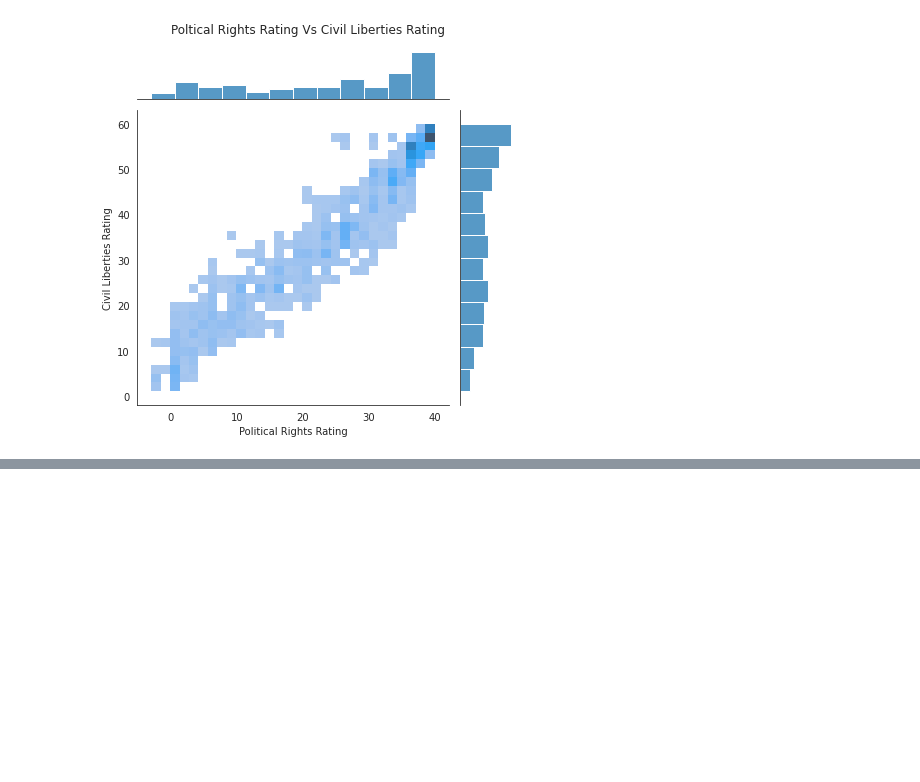
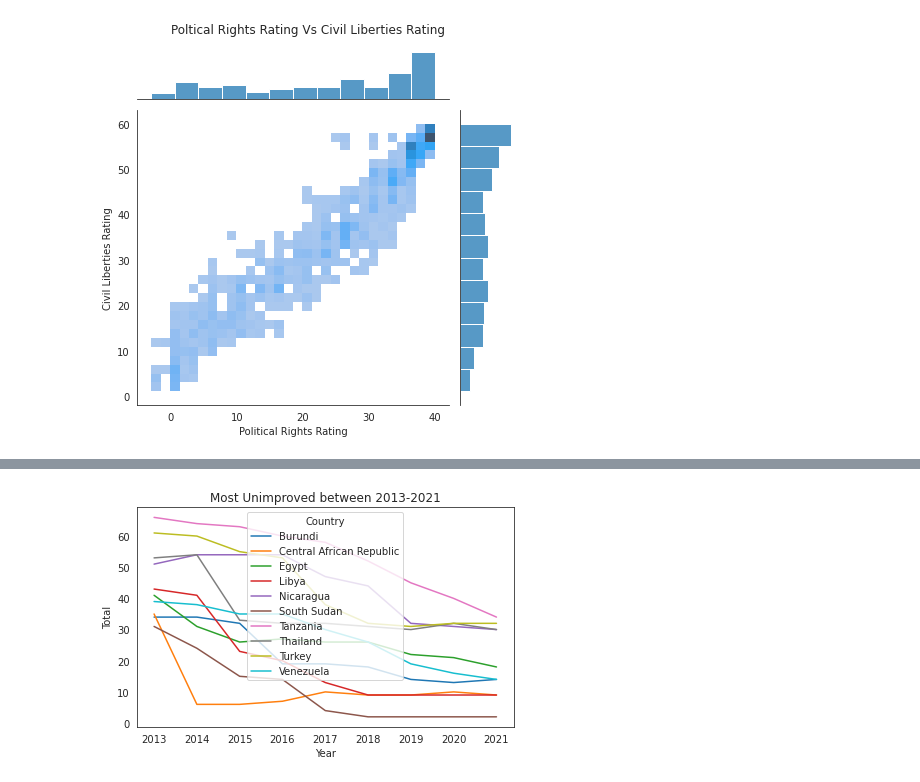
Before and after one commit to keithroger/notebooks, a Jupyter notebook: Freedom in the World 2013-2021/fitw.ipynb, the cells around one changed output, grey strips where cells are left out. Saved outputs shown, nothing was run; the diff lists cells and outputs as text; code cells hidden in the pictures; blank space fills up the shorter version.

```diff
--- a/Freedom in the World 2013-2021/fitw.ipynb
+++ b/Freedom in the World 2013-2021/fitw.ipynb
@@ -114 +130,12 @@ plt.savefig('images/cl_vs_pr_jointplot.png')
+# %%
+# most unimproved
+unimproved_countrys = changes.iloc[-10:].index
+unimproved = countries[countries['Country'].isin(unimproved_countrys)]
+plt.figure()
+g = sns.lineplot(x='Year', y='Total', data=unimproved, hue='Country')
+g.set_title('Most Unimproved between 2013-2021')
+plt.tight_layout()
+plt.savefig('images/most_unimproved.png')
+# %% [output]
+[figure, added]
 # %%
```
Also changed, not shown: parts of 7 cells of this notebook, 4 other files.
